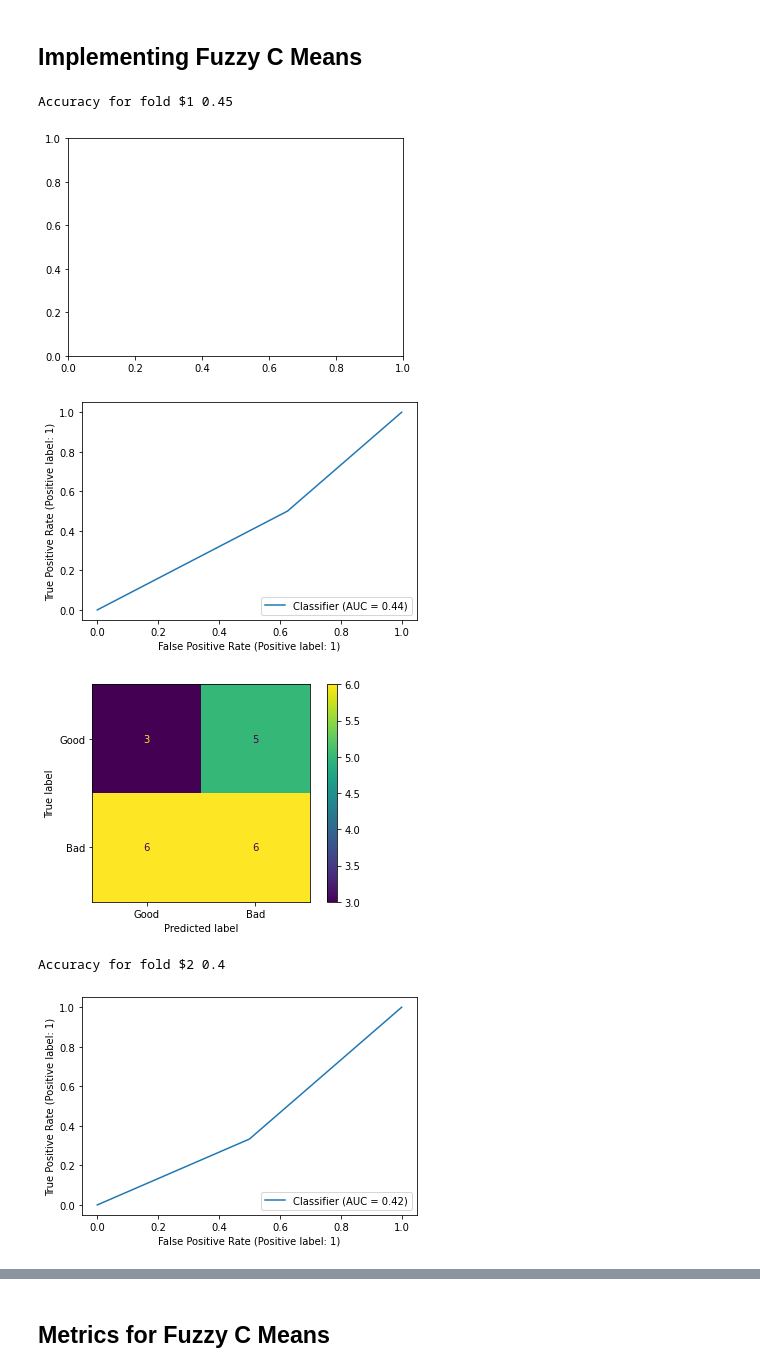
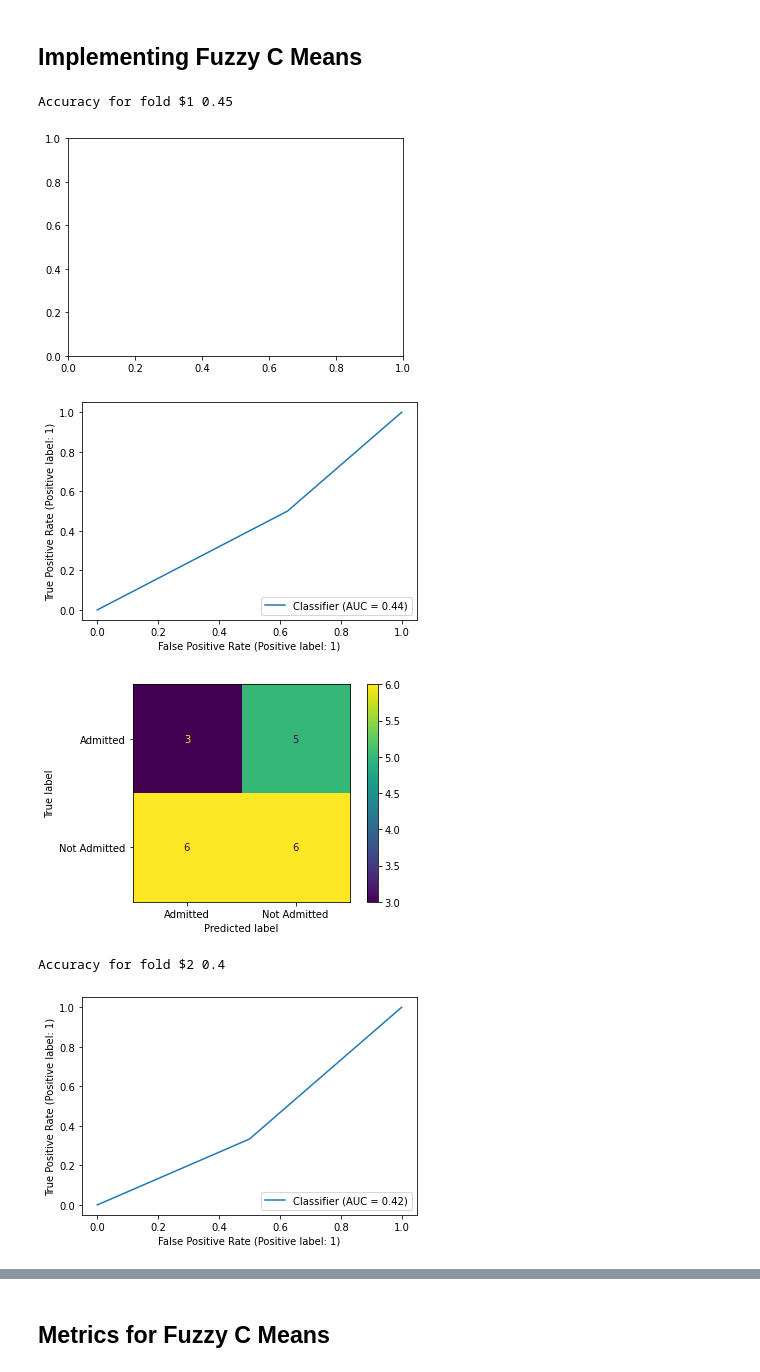
Before and after one commit to pemba007/cluster-ml, a Jupyter notebook: index.ipynb, the cells around one changed output, grey strips where cells are left out. Saved outputs shown, nothing was run; the diff lists cells and outputs as text; code cells hidden in the pictures.

```diff
--- a/index.ipynb
+++ b/index.ipynb
@@ -135,6 +135,6 @@ for k, (train_index, test_index) in enumerate(skf.split(df, y)):
     RocCurveDisplay.from_predictions(y_test, y_pred)
 
     conf_mat = confusion_matrix(y_test, y_pred)
-    cm_display = ConfusionMatrixDisplay(conf_mat, display_labels=["Good", "Bad"]).plot()
+    cm_display = ConfusionMatrixDisplay(conf_mat, display_labels=["Admitted", "Not Admitted"]).plot()
     plt.show()
 # %% [output]
@@ -197,34 +197,34 @@ mean_fpr = np.linspace(0, 1, 100)
 
 fig, ax = plt.subplots()
 
 accuracies = list()
 predicted_classes = list()
 actual_classes = list()
 
 for k, (train_index, test_index) in enumerate(skf.split(df, y)):
     X_train, X_test = df[train_index], df[test_index]
     y_train, y_test = y[train_index], y[test_index]
 
     # Training Fuzzy C means
     fcm = FCM(n_clusters=2)
     fcm.fit(X_train)
 
     # Predicting classes
     y_pred = fcm.predict(X_test)
 
     predicted_classes += y_pred.tolist()
     actual_classes += y_test.tolist()
 
     print(f"Accuracy for fold ${k+1}", accuracy_score(y_test, y_pred))
     RocCurveDisplay.from_predictions(y_test, y_pred)
 
     conf_mat = confusion_matrix(y_test, y_pred)
-    cm_display = ConfusionMatrixDisplay(conf_mat, display_labels=["Good", "Bad"]).plot()
+    cm_display = ConfusionMatrixDisplay(conf_mat, display_labels=["Admitted", "Not Admitted"]).plot()
     plt.show()
 # %% [output]
 Accuracy for fold $1 0.45
 [figure]
 [figure]
-[figure, old version]
+[figure, new version]
 Accuracy for fold $2 0.4
 [figure]
```
Also changed, not shown: parts of 5 cells of this notebook.
